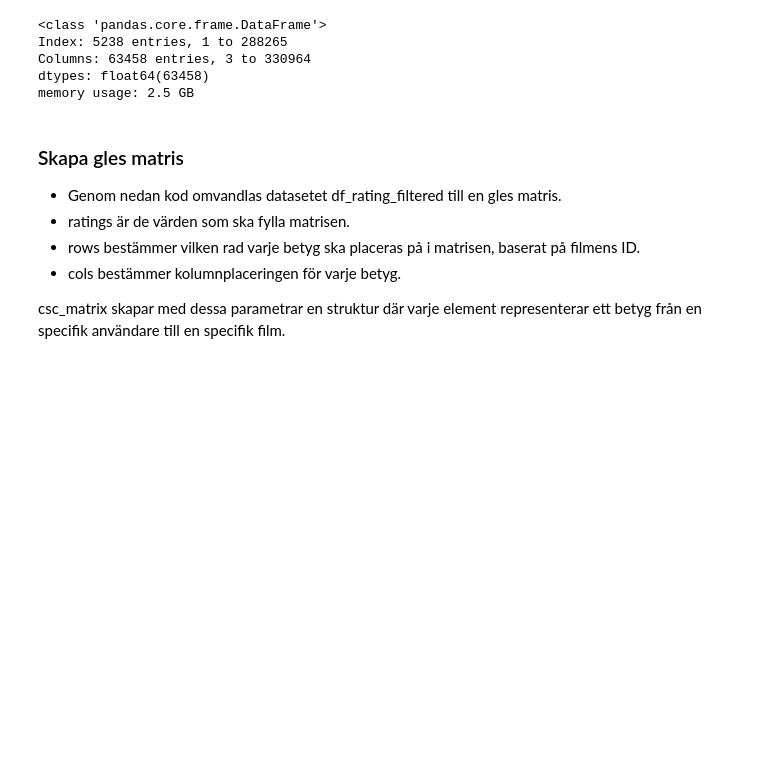
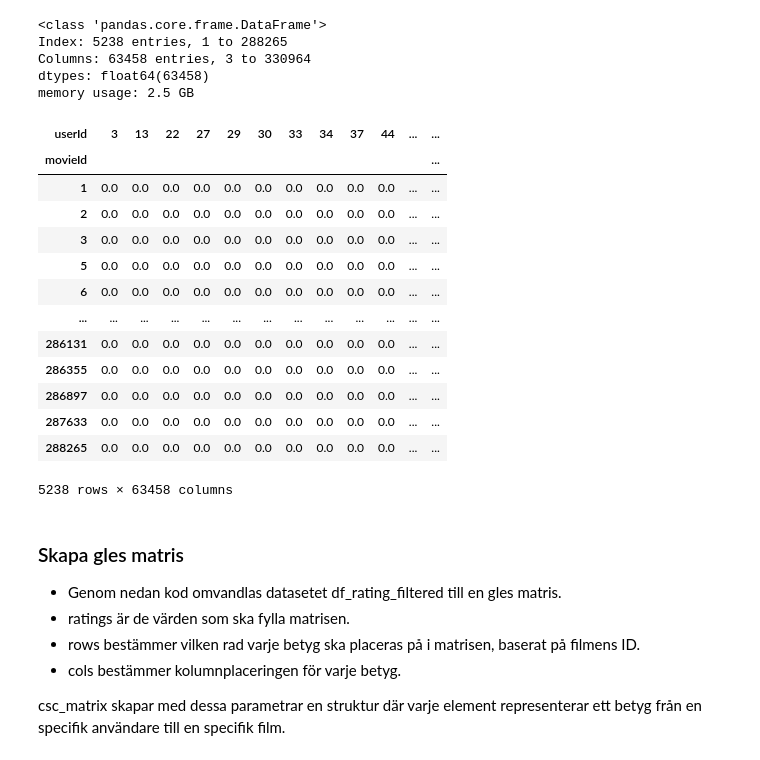
Before and after one commit to Utjiman/AI-Richard-Boden-OPA23, a Jupyter notebook: labs/Labb_1.ipynb, the cells around one changed output. Saved outputs shown, nothing was run; the diff lists cells and outputs as text; code cells hidden in the pictures; blank space fills up the shorter version.

```diff
--- a/labs/Labb_1.ipynb
+++ b/labs/Labb_1.ipynb
@@ -410,6 +419,23 @@ Index: 5238 entries, 1 to 288265
 Columns: 63458 entries, 3 to 330964
 dtypes: float64(63458)
 memory usage: 2.5 GB
+# %%
+pivot_table_filled
+# %% [output]
+| userId | 3 | 13 | 22 | 27 | 29 | 30 | 33 | 34 | 37 | 44 | ... | ... |
+| movieId |  |  |  |  |  |  |  |  |  |  |  | ... |
+| 1 | 0.0 | 0.0 | 0.0 | 0.0 | 0.0 | 0.0 | 0.0 | 0.0 | 0.0 | 0.0 | ... | ... |
+| 2 | 0.0 | 0.0 | 0.0 | 0.0 | 0.0 | 0.0 | 0.0 | 0.0 | 0.0 | 0.0 | ... | ... |
+| 3 | 0.0 | 0.0 | 0.0 | 0.0 | 0.0 | 0.0 | 0.0 | 0.0 | 0.0 | 0.0 | ... | ... |
+| 5 | 0.0 | 0.0 | 0.0 | 0.0 | 0.0 | 0.0 | 0.0 | 0.0 | 0.0 | 0.0 | ... | ... |
+| 6 | 0.0 | 0.0 | 0.0 | 0.0 | 0.0 | 0.0 | 0.0 | 0.0 | 0.0 | 0.0 | ... | ... |
+| ... | ... | ... | ... | ... | ... | ... | ... | ... | ... | ... | ... | ... |
+| 286131 | 0.0 | 0.0 | 0.0 | 0.0 | 0.0 | 0.0 | 0.0 | 0.0 | 0.0 | 0.0 | ... | ... |
+| 286355 | 0.0 | 0.0 | 0.0 | 0.0 | 0.0 | 0.0 | 0.0 | 0.0 | 0.0 | 0.0 | ... | ... |
+| 286897 | 0.0 | 0.0 | 0.0 | 0.0 | 0.0 | 0.0 | 0.0 | 0.0 | 0.0 | 0.0 | ... | ... |
+| 287633 | 0.0 | 0.0 | 0.0 | 0.0 | 0.0 | 0.0 | 0.0 | 0.0 | 0.0 | 0.0 | ... | ... |
+| 288265 | 0.0 | 0.0 | 0.0 | 0.0 | 0.0 | 0.0 | 0.0 | 0.0 | 0.0 | 0.0 | ... | ... |
+5238 rows × 63458 columns
 # %% [markdown]
 ### Skapa gles matris
 
```
Also changed, not shown: parts of 17 cells of this notebook.
